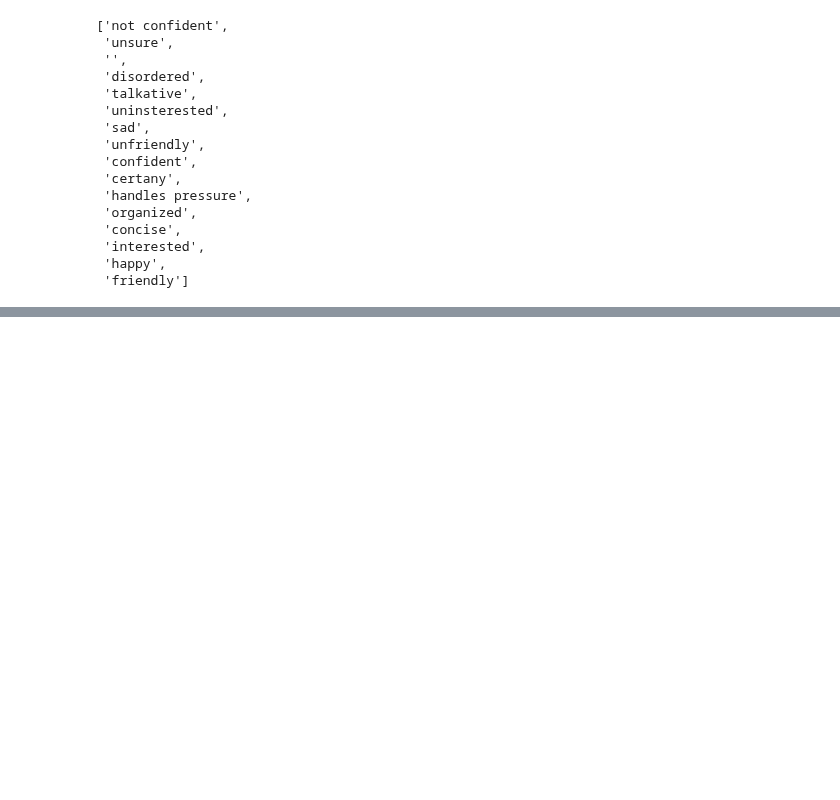
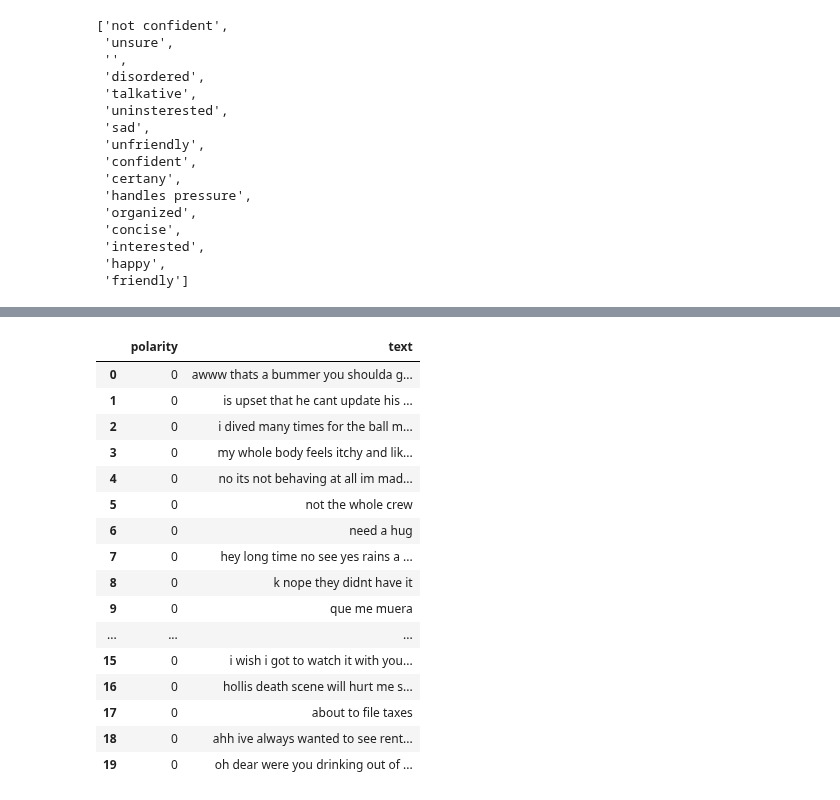
Before and after one commit to aascode/sentiment-analysis-2, a Jupyter notebook: sentiment_analysis_preprocessing_multiclass.ipynb, the cells around one changed output, grey strips where cells are left out. Saved outputs shown, nothing was run; the diff lists cells and outputs as text; code cells hidden in the pictures; blank space fills up the shorter version.

```diff
--- a/sentiment_analysis_preprocessing_multiclass.ipynb
+++ b/sentiment_analysis_preprocessing_multiclass.ipynb
@@ -238 +228,21 @@ Archive:  data/training.1600000.processed.noemoticon.csv.zip
 Database loaded
+# %%
+df.head(20)
+# %% [output]
+|  | polarity | text |
+| 0 | 0 | awww thats a bummer you shoulda g... |
+| 1 | 0 | is upset that he cant update his ... |
+| 2 | 0 | i dived many times for the ball m... |
+| 3 | 0 | my whole body feels itchy and lik... |
+| 4 | 0 | no its not behaving at all im mad... |
+| 5 | 0 | not the whole crew |
+| 6 | 0 | need a hug |
+| 7 | 0 | hey long time no see yes rains a ... |
+| 8 | 0 | k nope they didnt have it |
+| 9 | 0 | que me muera |
+| ... | ... | ... |
+| 15 | 0 | i wish i got to watch it with you... |
+| 16 | 0 | hollis death scene will hurt me s... |
+| 17 | 0 | about to file taxes |
+| 18 | 0 | ahh ive always wanted to see rent... |
+| 19 | 0 | oh dear were you drinking out of ... |
```
Also changed, not shown: parts of 15 cells of this notebook.
